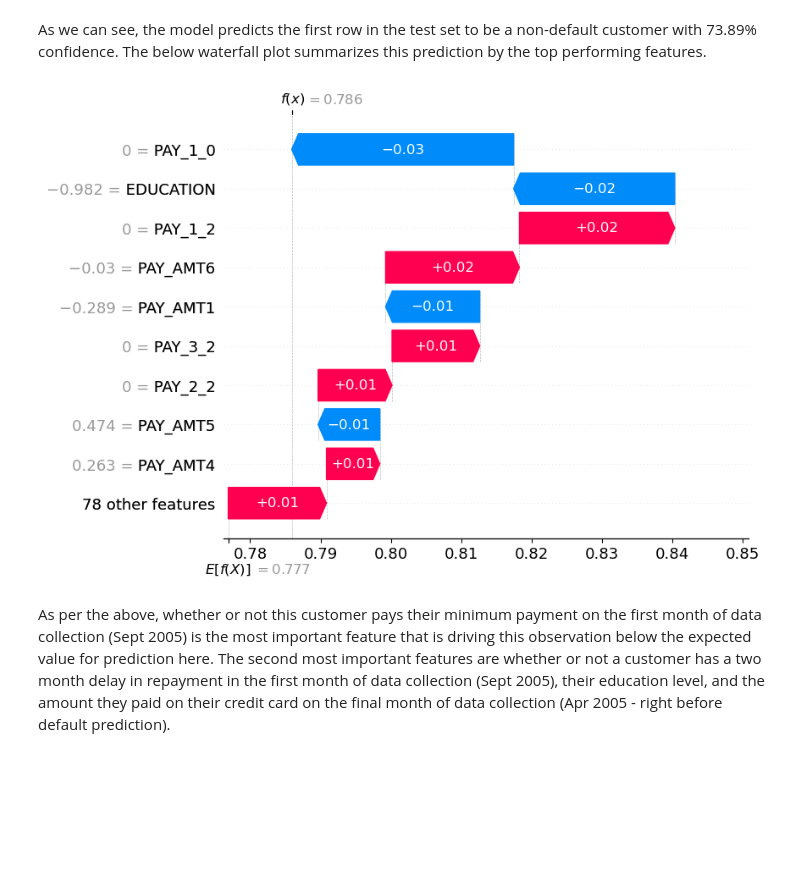
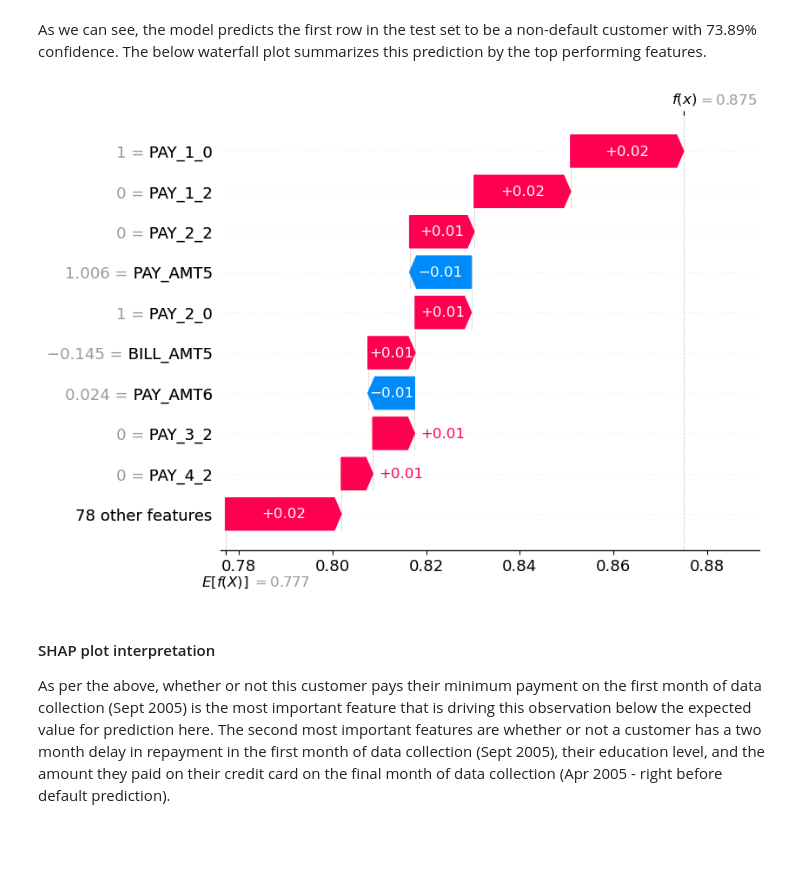
Before and after one commit to chloezandberg/cpsc330hw5, a Jupyter notebook: hw5.ipynb, the cells around one changed output. Drawn from its saved outputs; the diff is of its cells as text; code cells hidden in the pictures; blank space fills up the shorter version.

```diff
--- a/hw5.ipynb
+++ b/hw5.ipynb
@@ -1308,10 +1310,12 @@ print(prediction_prob)
 # %% [markdown]
 As we can see, the model predicts the first row in the test set to be a non-default customer with 73.89% confidence. The below waterfall plot summarizes this prediction by the top performing features.
 # %%
-shap.plots.waterfall(test_shap_values[0][:, 0])
+shap.plots.waterfall(test_shap_values[1][:, 0])
 # %% [output]
-[figure, old version]
+[figure, new version]
 # %% [markdown]
+#### SHAP plot interpretation
+
 As per the above, whether or not this customer pays their minimum payment on the first month of data collection (Sept 2005) is the most important feature that is driving this observation below the expected value for prediction here. The second most important features are whether or not a customer has a two month delay in repayment in the first month of data collection (Sept 2005), their education level, and the amount they paid on their credit card on the final month of data collection (Apr 2005 - right before default prediction).
 # %% [markdown]
 <!-- END QUESTION -->
```
Also changed, not shown: parts of 14 cells of this notebook.
